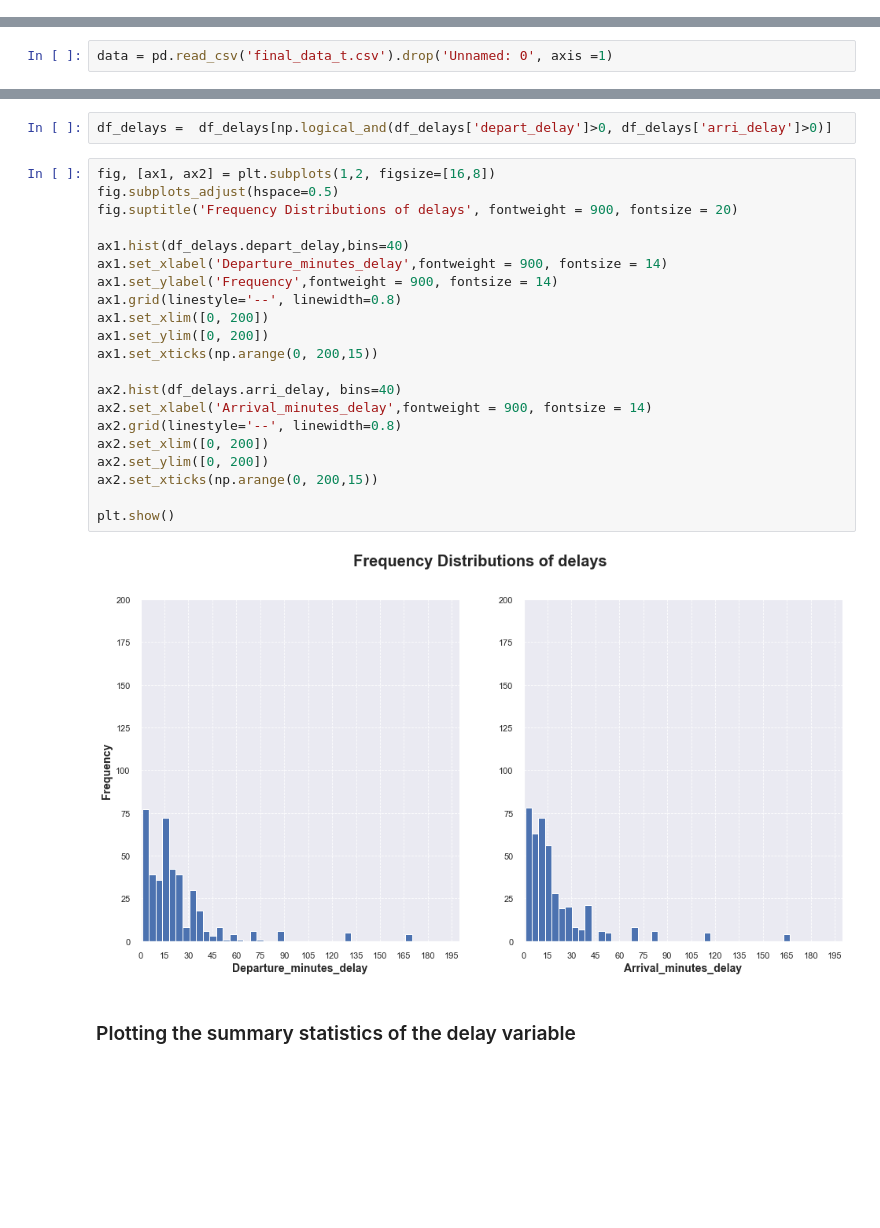
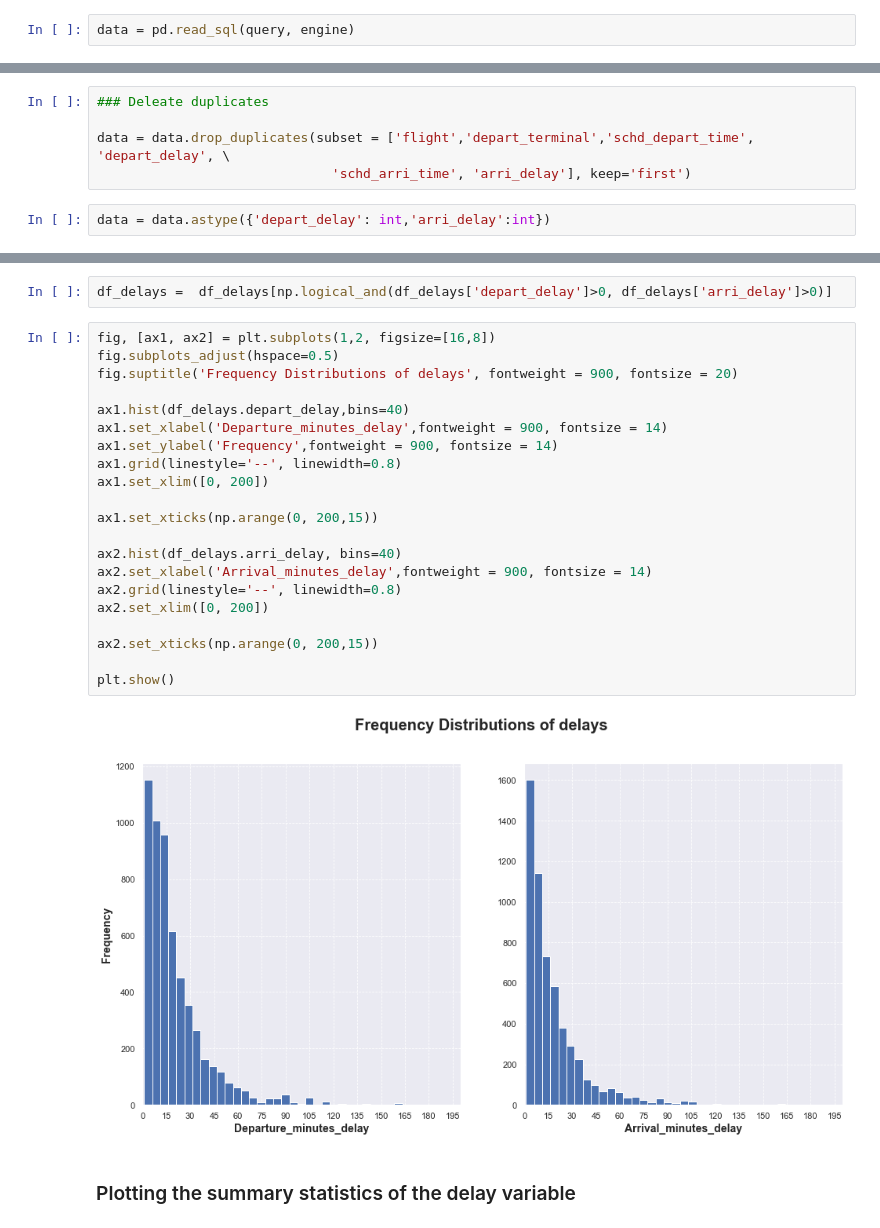
Before and after one commit to albertoabreu91/Airplanes_delay_project, a Jupyter notebook: your-project/data_visual.ipynb, the cells around one changed output, grey strips where cells are left out. Drawn from its saved outputs; the diff is of its cells as text; blank space fills up the shorter version.

```diff
--- a/your-project/data_visual.ipynb
+++ b/your-project/data_visual.ipynb
@@ -11,0 +47,2 @@ sns.set()
+# %%
+data = pd.read_sql(query, engine)
@@ -12,4 +58,9 @@ sns.set()
+# %%
+### Deleate duplicates
+
+data = data.drop_duplicates(subset = ['flight','depart_terminal','schd_depart_time', 'depart_delay', \
+                              'schd_arri_time', 'arri_delay'], keep='first')
+# %%
+data = data.astype({'depart_delay': int,'arri_delay':int})
 # %%
 style.use('seaborn-notebook')
-# %%
-data = pd.read_csv('final_data_t.csv').drop('Unnamed: 0', axis =1)
@@ -49,26 +107,26 @@ df_delays =  df_delays[np.logical_and(df_delays['depart_delay']>0, df_delays['ar
 # %%
 fig, [ax1, ax2] = plt.subplots(1,2, figsize=[16,8])
 fig.subplots_adjust(hspace=0.5)
 fig.suptitle('Frequency Distributions of delays', fontweight = 900, fontsize = 20)
 
 ax1.hist(df_delays.depart_delay,bins=40)
 ax1.set_xlabel('Departure_minutes_delay',fontweight = 900, fontsize = 14)
 ax1.set_ylabel('Frequency',fontweight = 900, fontsize = 14)
 ax1.grid(linestyle='--', linewidth=0.8)
 ax1.set_xlim([0, 200])
-ax1.set_ylim([0, 200])
+
 ax1.set_xticks(np.arange(0, 200,15))
 
 ax2.hist(df_delays.arri_delay, bins=40)
 ax2.set_xlabel('Arrival_minutes_delay',fontweight = 900, fontsize = 14)
 ax2.grid(linestyle='--', linewidth=0.8)
 ax2.set_xlim([0, 200])
-ax2.set_ylim([0, 200])
+
 ax2.set_xticks(np.arange(0, 200,15))
 
 plt.show()
 # %% [output]
-[figure, old version]
+[figure, new version]
 # %% [markdown]
 ### Plotting the summary statistics of the delay variable
 # %%
```
Also changed, not shown: parts of 14 cells of this notebook.
